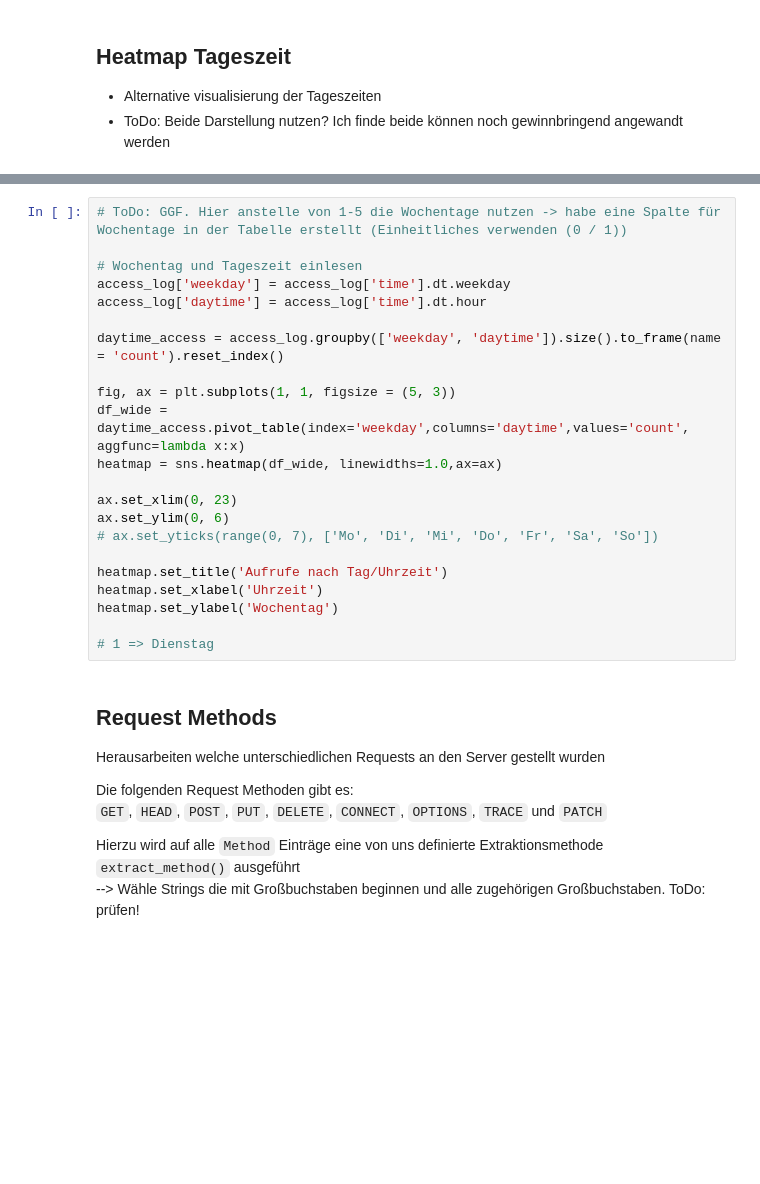
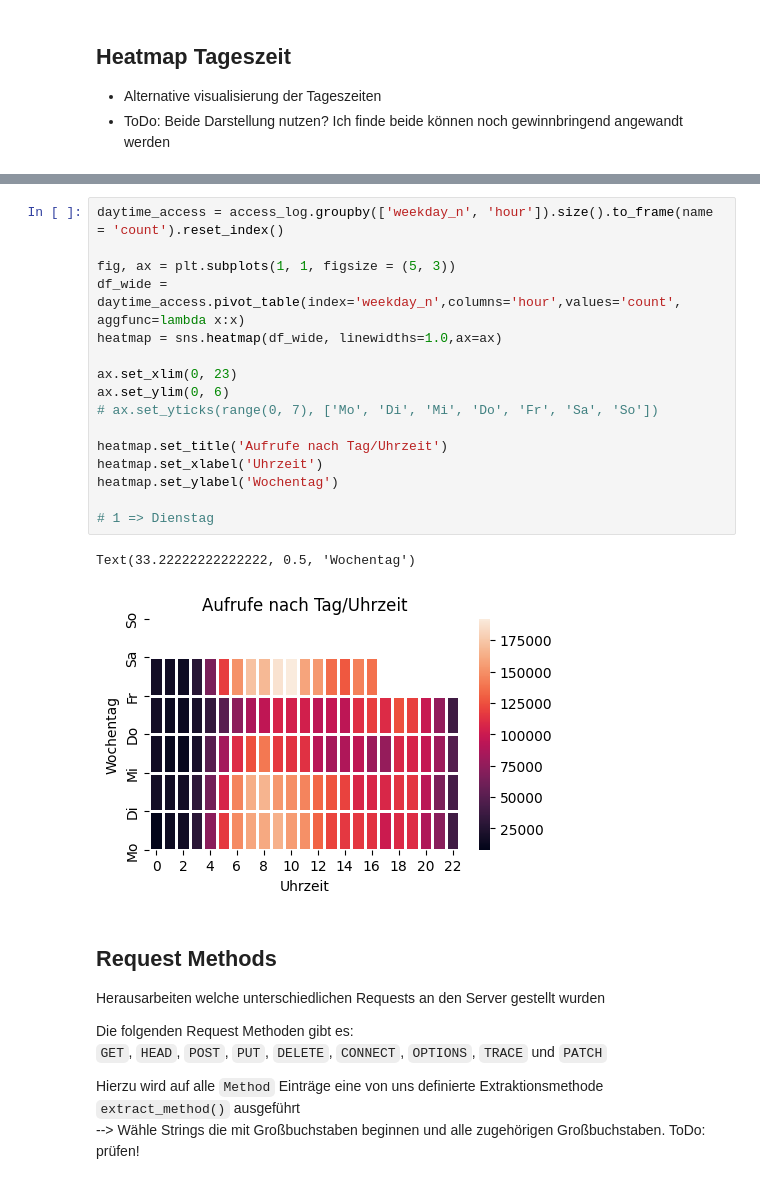
Before and after one commit to Flenz42/HSD-DAW-Pandas-SS23, a Jupyter notebook: project.ipynb, the cells around one changed output, grey strips where cells are left out. Cells and saved outputs as stored; diff of their text form; blank space fills up the shorter version.

```diff
--- a/project.ipynb
+++ b/project.ipynb
@@ -281,25 +294,22 @@ heatmap.set_xlabel('Uhrzeit')
 # %%
-# ToDo: GGF. Hier anstelle von 1-5 die Wochentage nutzen -> habe eine Spalte für Wochentage in der Tabelle erstellt (Einheitliches verwenden (0 / 1))
-
-# Wochentag und Tageszeit einlesen
-access_log['weekday'] = access_log['time'].dt.weekday
-access_log['daytime'] = access_log['time'].dt.hour
-
-daytime_access = access_log.groupby(['weekday', 'daytime']).size().to_frame(name = 'count').reset_index()
+daytime_access = access_log.groupby(['weekday_n', 'hour']).size().to_frame(name = 'count').reset_index()
 
 fig, ax = plt.subplots(1, 1, figsize = (5, 3))
-df_wide = daytime_access.pivot_table(index='weekday',columns='daytime',values='count', aggfunc=lambda x:x)
+df_wide = daytime_access.pivot_table(index='weekday_n',columns='hour',values='count', aggfunc=lambda x:x)
 heatmap = sns.heatmap(df_wide, linewidths=1.0,ax=ax)
 
 ax.set_xlim(0, 23)
 ax.set_ylim(0, 6)
 # ax.set_yticks(range(0, 7), ['Mo', 'Di', 'Mi', 'Do', 'Fr', 'Sa', 'So'])
 
 heatmap.set_title('Aufrufe nach Tag/Uhrzeit')
 heatmap.set_xlabel('Uhrzeit')
 heatmap.set_ylabel('Wochentag')
 
 # 1 => Dienstag
+# %% [output]
+Text(33.22222222222222, 0.5, 'Wochentag')
+[figure, added]
 # %% [markdown]
 ## Request Methods
 Herausarbeiten welche unterschiedlichen Requests an den Server gestellt wurden
```
Also changed, not shown: parts of 8 cells of this notebook.
